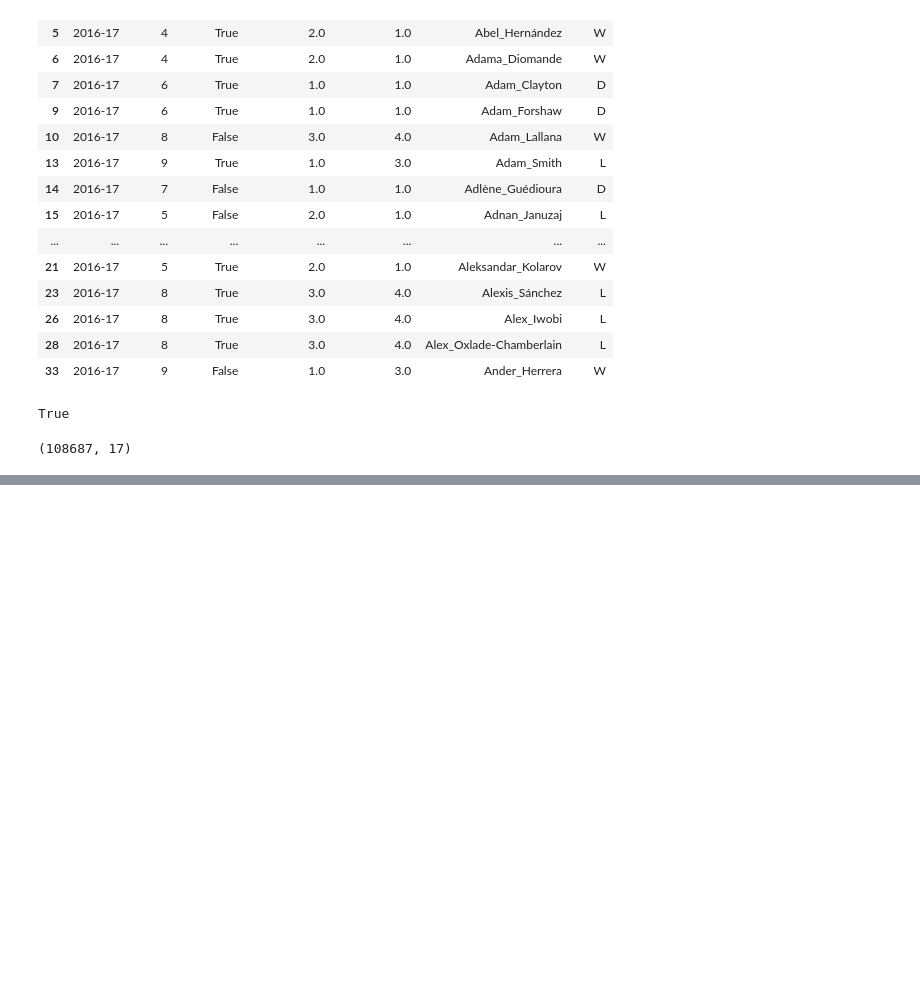
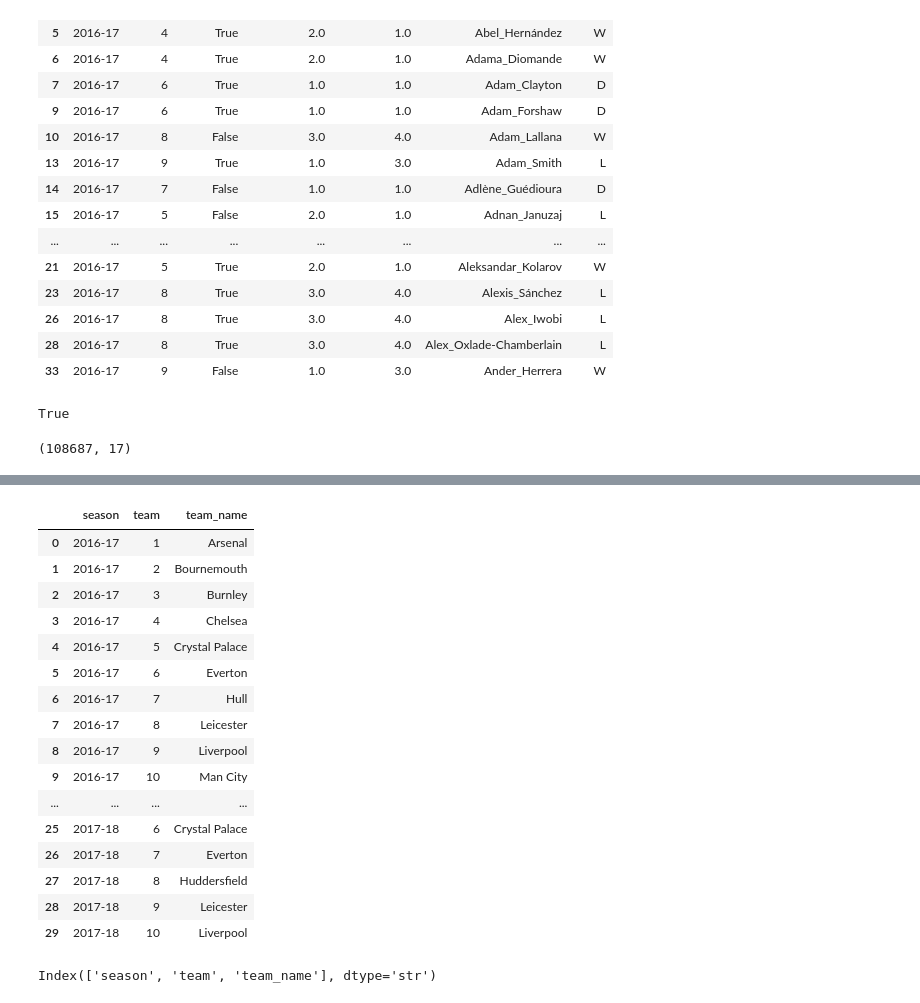
Before and after one commit to clellandjw/CMPT491_1, a Jupyter notebook: 491_2/combined_2.ipynb, the cells around one changed output, grey strips where cells are left out. Cells and saved outputs as stored; diff of their text form; code cells hidden in the pictures; blank space fills up the shorter version.

```diff
--- a/491_2/combined_2.ipynb
+++ b/491_2/combined_2.ipynb
@@ -945,0 +1076,29 @@ players_played.to_excel(
+# %%
+master_teams = pd.read_csv(
+    "raw_player_data/master_team_list.csv",
+    encoding="latin1"
+)
+
+master_teams.head(30)
+# %% [output]
+|  | season | team | team_name |
+| 0 | 2016-17 | 1 | Arsenal |
+| 1 | 2016-17 | 2 | Bournemouth |
+| 2 | 2016-17 | 3 | Burnley |
+| 3 | 2016-17 | 4 | Chelsea |
+| 4 | 2016-17 | 5 | Crystal Palace |
+| 5 | 2016-17 | 6 | Everton |
+| 6 | 2016-17 | 7 | Hull |
+| 7 | 2016-17 | 8 | Leicester |
+| 8 | 2016-17 | 9 | Liverpool |
+| 9 | 2016-17 | 10 | Man City |
+| ... | ... | ... | ... |
+| 25 | 2017-18 | 6 | Crystal Palace |
+| 26 | 2017-18 | 7 | Everton |
+| 27 | 2017-18 | 8 | Huddersfield |
+| 28 | 2017-18 | 9 | Leicester |
+| 29 | 2017-18 | 10 | Liverpool |
+# %%
+master_teams.columns
+# %% [output]
+Index(['season', 'team', 'team_name'], dtype='str')
```
Also changed, not shown: parts of 27 cells of this notebook, 2 other files.
